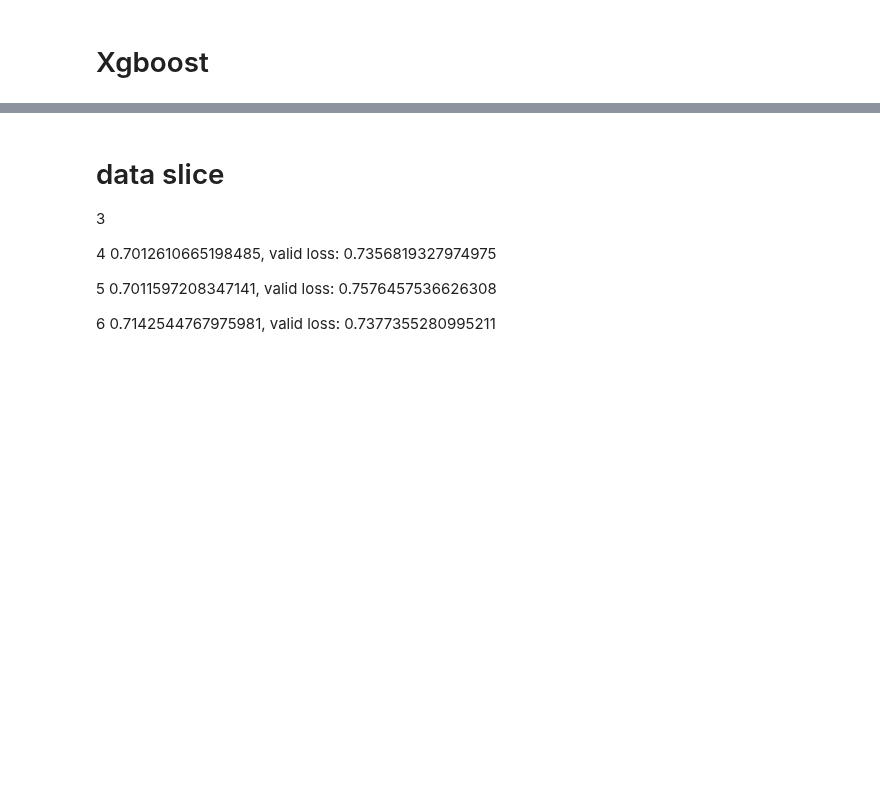
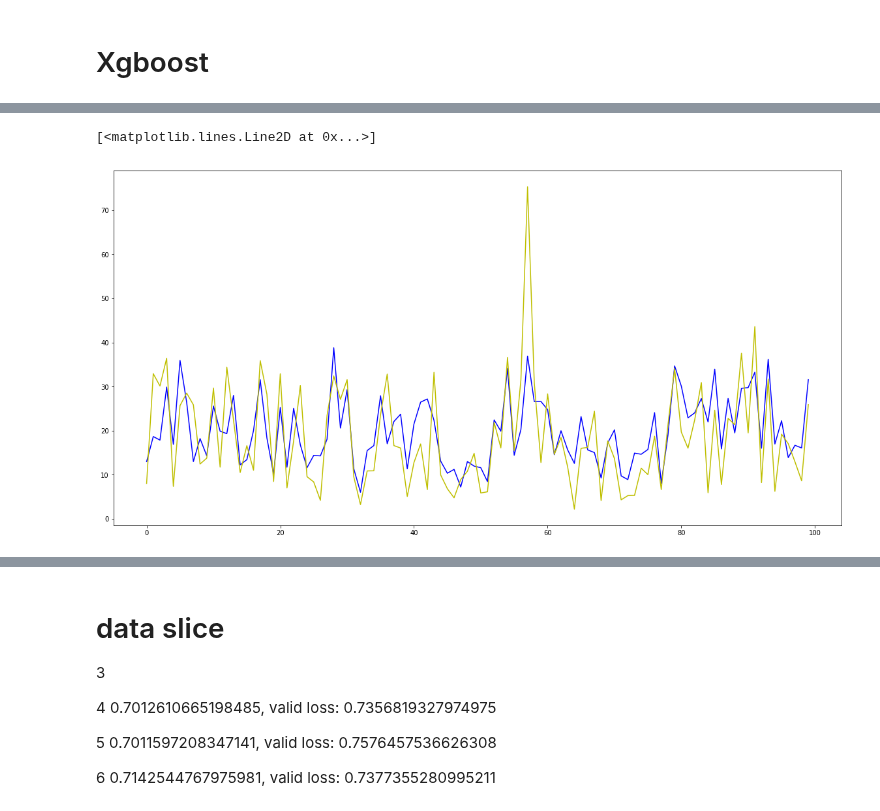
Before and after one commit to xiaochuan-du/ml_utils, a Jupyter notebook: proj/RRVF/xgb.ipynb, the cells around one changed output, grey strips where cells are left out. Drawn from its saved outputs; the diff is of its cells as text; code cells hidden in the pictures; blank space fills up the shorter version.

```diff
--- a/proj/RRVF/xgb.ipynb
+++ b/proj/RRVF/xgb.ipynb
@@ -175,3 +244,10 @@ data set: 1/1 train loss: 0.6757538617578885, valid loss: 0.789361066906446
+# %%
+ran = slice(1000,1100,1)
+plt.plot(pred_trn_orig[ran], 'b')
+plt.plot(np.exp(tidy_data.prop_yhat.values[ran]), c='y')
+# %% [output]
+[<matplotlib.lines.Line2D at 0x...>]
+[figure, added]
 # %%
 for key in evals_result.keys():
     plt.legend(evals_result.keys())
```
Also changed, not shown: parts of 16 cells of this notebook, 5 other files.
